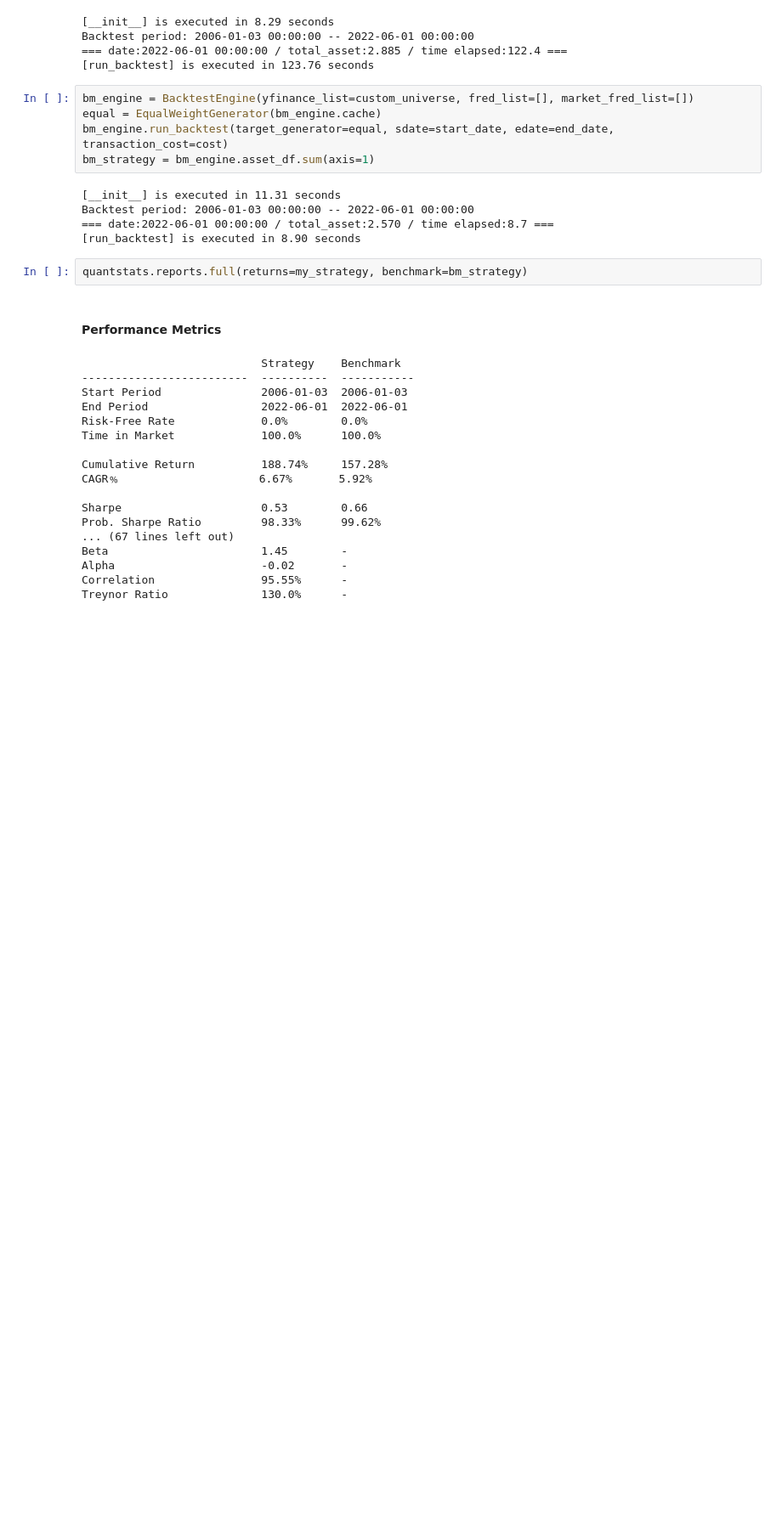
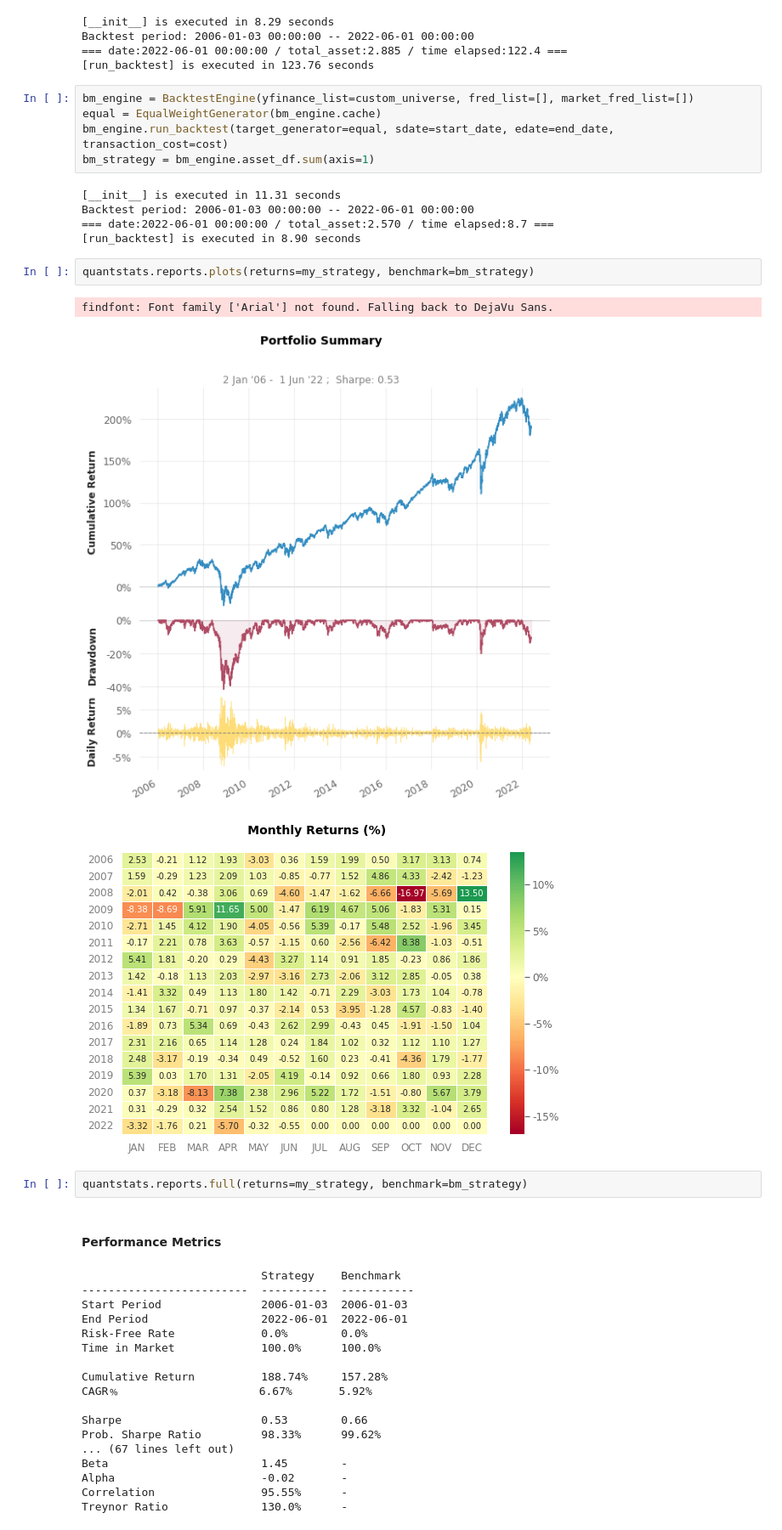
Before and after one commit to QuhiQuhihi/project_Asset_Allocation, a Jupyter notebook: 01_risk_parity.ipynb, the cells around one changed output. Shown at 85% size. Cells and saved outputs as stored; diff of their text form; blank space fills up the shorter version.

Commit message:
summary plot added

```diff
--- a/01_risk_parity.ipynb
+++ b/01_risk_parity.ipynb
@@ -177,6 +177,12 @@ bm_strategy = bm_engine.asset_df.sum(axis=1)
 Backtest period: 2006-01-03 00:00:00 -- 2022-06-01 00:00:00
 === date:2022-06-01 00:00:00 / total_asset:2.570 / time elapsed:8.7 ===
 [run_backtest] is executed in 8.90 seconds
+# %%
+quantstats.reports.plots(returns=my_strategy, benchmark=bm_strategy)
+# %% [output]
+findfont: Font family ['Arial'] not found. Falling back to DejaVu Sans.
+[figure, added]
+[figure, added]
 # %%
 quantstats.reports.full(returns=my_strategy, benchmark=bm_strategy)
 # %% [output]
```
